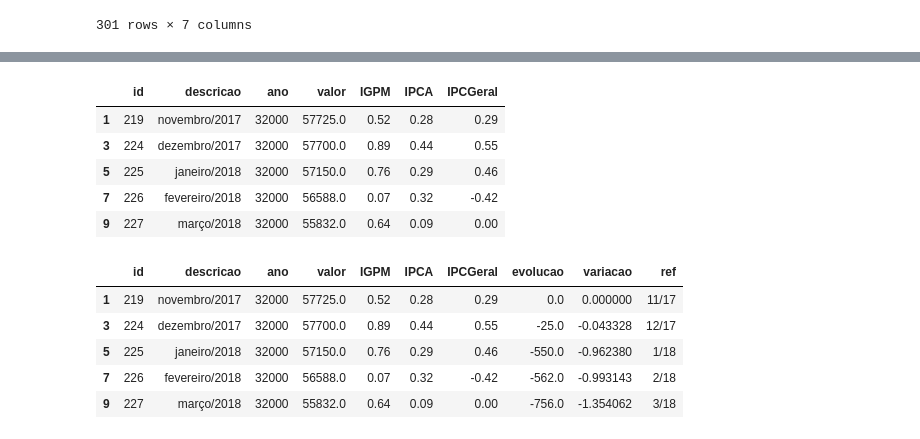
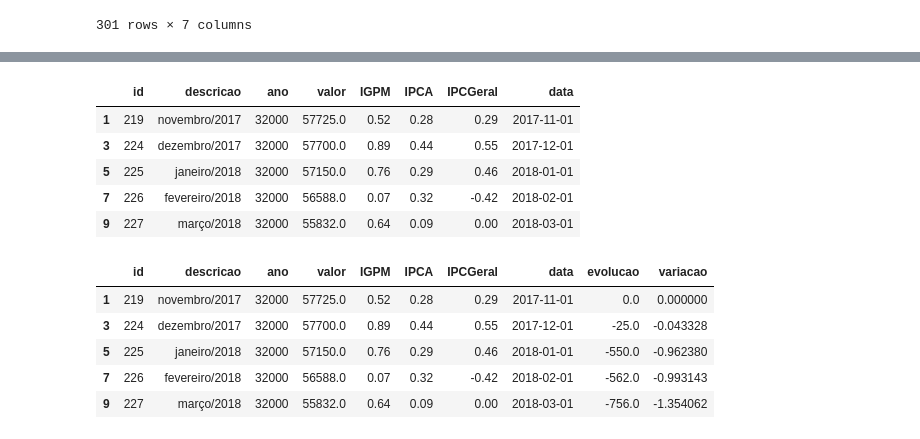
Before and after one commit to apcarneiro/autostats_artigo, a Jupyter notebook: ensaio.ipynb, the cells around one changed output, grey strips where cells are left out. Drawn from its saved outputs; the diff is of its cells as text; code cells hidden in the pictures.

```diff
--- a/ensaio.ipynb
+++ b/ensaio.ipynb
@@ -68,3 +63,14 @@ meses = {
 valoresFox.descricao = valoresFox.descricao.apply(lambda x: x.replace(' ',''))
 
 valoresFox.valor = valoresFox.valor.apply(lambda x: x/100)
+# %%
+def refToDate(r):
+    aux = r.split('/')
+    mes = [i for i in meses if meses[i]==aux[0]][0]
+    ano = int(aux[1])
+    data = '1/{}/{}'.format(mes,ano)
+    return pd.to_datetime(data, format='%d/%m/%Y')
+
+valoresFox['data'] = valoresFox.descricao.apply(refToDate)
+
+valoresFox.info()
@@ -72,31 +94,23 @@ valoresFox.valor = valoresFox.valor.apply(lambda x: x/100)
 Zero = valoresFox[valoresFox.ano == 32000].copy()
 Zero.head()
 # %% [output]
-|  | id | descricao | ano | valor | IGPM | IPCA | IPCGeral |
-| 1 | 219 | novembro/2017 | 32000 | 57725.0 | 0.52 | 0.28 | 0.29 |
-| 3 | 224 | dezembro/2017 | 32000 | 57700.0 | 0.89 | 0.44 | 0.55 |
-| 5 | 225 | janeiro/2018 | 32000 | 57150.0 | 0.76 | 0.29 | 0.46 |
-| 7 | 226 | fevereiro/2018 | 32000 | 56588.0 | 0.07 | 0.32 | -0.42 |
-| 9 | 227 | março/2018 | 32000 | 55832.0 | 0.64 | 0.09 | 0.00 |
+|  | id | descricao | ano | valor | IGPM | IPCA | IPCGeral | data |
+| 1 | 219 | novembro/2017 | 32000 | 57725.0 | 0.52 | 0.28 | 0.29 | 2017-11-01 |
+| 3 | 224 | dezembro/2017 | 32000 | 57700.0 | 0.89 | 0.44 | 0.55 | 2017-12-01 |
+| 5 | 225 | janeiro/2018 | 32000 | 57150.0 | 0.76 | 0.29 | 0.46 | 2018-01-01 |
+| 7 | 226 | fevereiro/2018 | 32000 | 56588.0 | 0.07 | 0.32 | -0.42 | 2018-02-01 |
+| 9 | 227 | março/2018 | 32000 | 55832.0 | 0.64 | 0.09 | 0.00 | 2018-03-01 |
 # %%
 Zero['evolucao'] = Zero['valor'].diff()
 Zero.fillna(0,inplace=True)
 Zero['variacao'] = (Zero.evolucao/Zero.valor)*100
 
-def smallRef(r):
-    aux = r.split('/')
-    mes = [i for i in meses if meses[i]==aux[0]][0]
-    ano = int(aux[1])-2000
-    return '{}/{}'.format(mes,ano)
-
-Zero['ref']= Zero['descricao'].apply(smallRef)
-
 Zero.head()
 # %% [output]
-|  | id | descricao | ano | valor | IGPM | IPCA | IPCGeral | evolucao | variacao | ref |
-| 1 | 219 | novembro/2017 | 32000 | 57725.0 | 0.52 | 0.28 | 0.29 | 0.0 | 0.000000 | 11/17 |
-| 3 | 224 | dezembro/2017 | 32000 | 57700.0 | 0.89 | 0.44 | 0.55 | -25.0 | -0.043328 | 12/17 |
-| 5 | 225 | janeiro/2018 | 32000 | 57150.0 | 0.76 | 0.29 | 0.46 | -550.0 | -0.962380 | 1/18 |
-| 7 | 226 | fevereiro/2018 | 32000 | 56588.0 | 0.07 | 0.32 | -0.42 | -562.0 | -0.993143 | 2/18 |
-| 9 | 227 | março/2018 | 32000 | 55832.0 | 0.64 | 0.09 | 0.00 | -756.0 | -1.354062 | 3/18 |
+|  | id | descricao | ano | valor | IGPM | IPCA | IPCGeral | data | evolucao | variacao |
+| 1 | 219 | novembro/2017 | 32000 | 57725.0 | 0.52 | 0.28 | 0.29 | 2017-11-01 | 0.0 | 0.000000 |
+| 3 | 224 | dezembro/2017 | 32000 | 57700.0 | 0.89 | 0.44 | 0.55 | 2017-12-01 | -25.0 | -0.043328 |
+| 5 | 225 | janeiro/2018 | 32000 | 57150.0 | 0.76 | 0.29 | 0.46 | 2018-01-01 | -550.0 | -0.962380 |
+| 7 | 226 | fevereiro/2018 | 32000 | 56588.0 | 0.07 | 0.32 | -0.42 | 2018-02-01 | -562.0 | -0.993143 |
+| 9 | 227 | março/2018 | 32000 | 55832.0 | 0.64 | 0.09 | 0.00 | 2018-03-01 | -756.0 | -1.354062 |
 # %%
```
Also changed, not shown: parts of 45 cells of this notebook.
